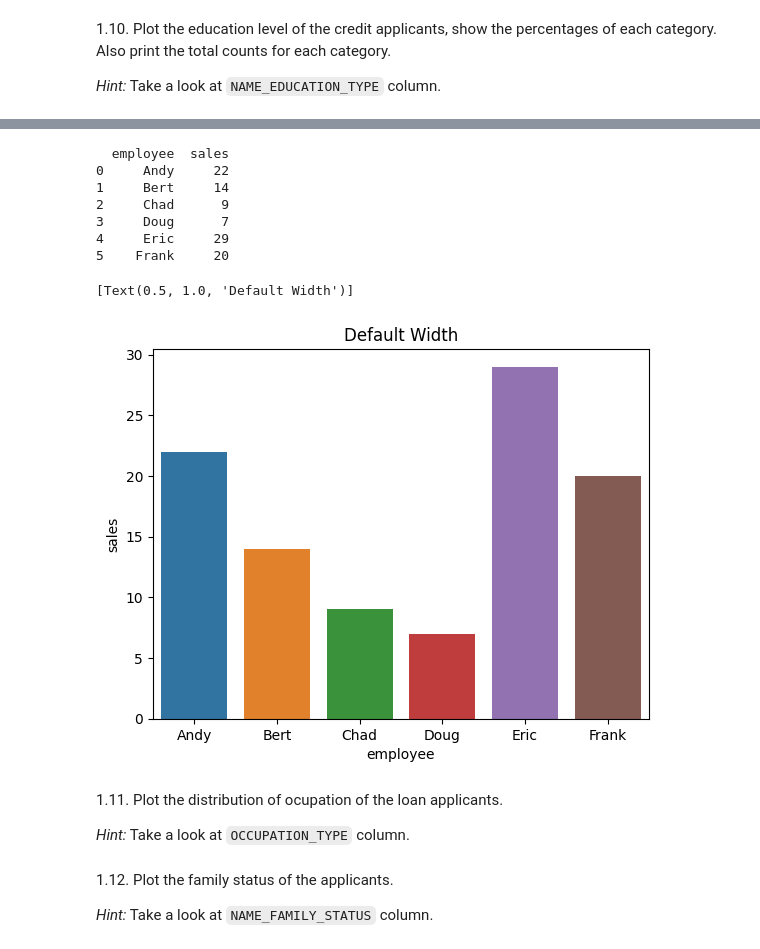
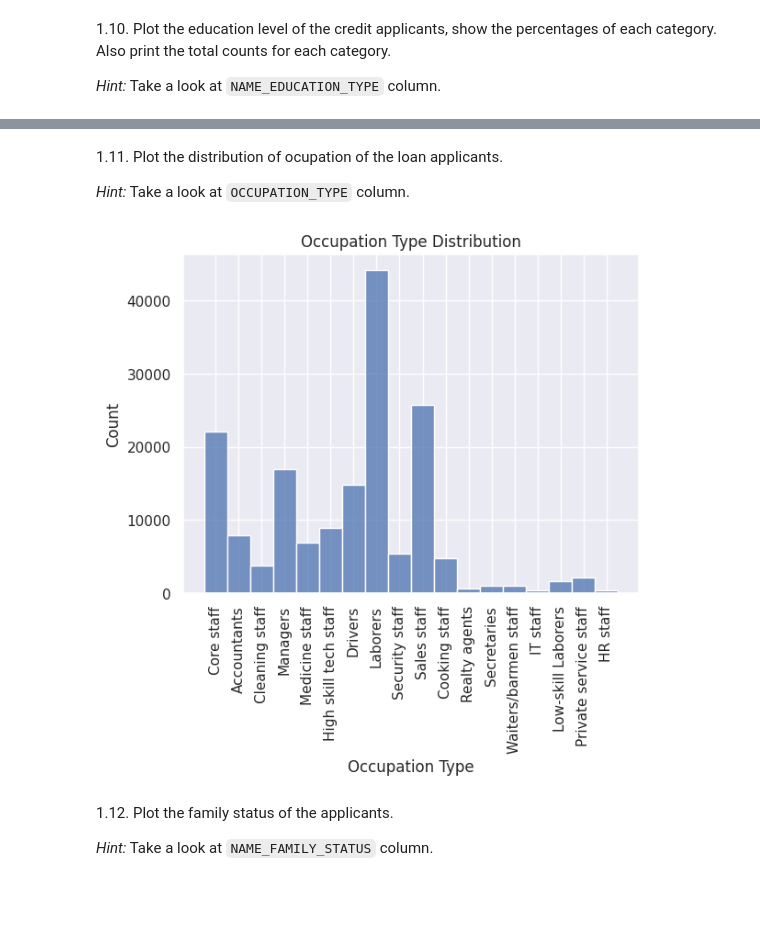
Before and after one commit to murru-dev/anyone-ai-project-2, a Jupyter notebook: AnyoneAI - Sprint Project 02.ipynb, the cells around one changed output, grey strips where cells are left out. Saved outputs shown, nothing was run; the diff lists cells and outputs as text; code cells hidden in the pictures; blank space fills up the shorter version.

```diff
--- a/AnyoneAI - Sprint Project 02.ipynb
+++ b/AnyoneAI - Sprint Project 02.ipynb
@@ -327,20 +327,3 @@ plt.show()
-# %%
-df = pd.DataFrame({'employee': ['Andy', 'Bert', 'Chad', 'Doug', 'Eric', 'Frank'],
-                   'sales': [22, 14, 9, 7, 29, 20]})
-
-print(df)
-
-sns.barplot(x='employee', y='sales', data=df).set(title='Default Width')
-# %% [output]
-  employee  sales
-0     Andy     22
-1     Bert     14
-2     Chad      9
-3     Doug      7
-4     Eric     29
-5    Frank     20
-[Text(0.5, 1.0, 'Default Width')]
-[figure, removed]
 # %% [markdown]
 1.11. Plot the distribution of ocupation of the loan applicants.
 
@@ -350,3 +331,11 @@ sns.barplot(x='employee', y='sales', data=df).set(title='Default Width')
+# %%
+### TODO Complete in this cell: ocupation of applicants
+sns.histplot(x=df['OCCUPATION_TYPE'], fill=True, bins=30).set_title('Occupation Type Distribution')
+plt.xlabel('Occupation Type')
+plt.xticks(rotation=90)
+plt.show()
+# %% [output]
+[figure, added]
 # %% [markdown]
 1.12. Plot the family status of the applicants.
 
```
Also changed, not shown: parts of 10 cells of this notebook.
